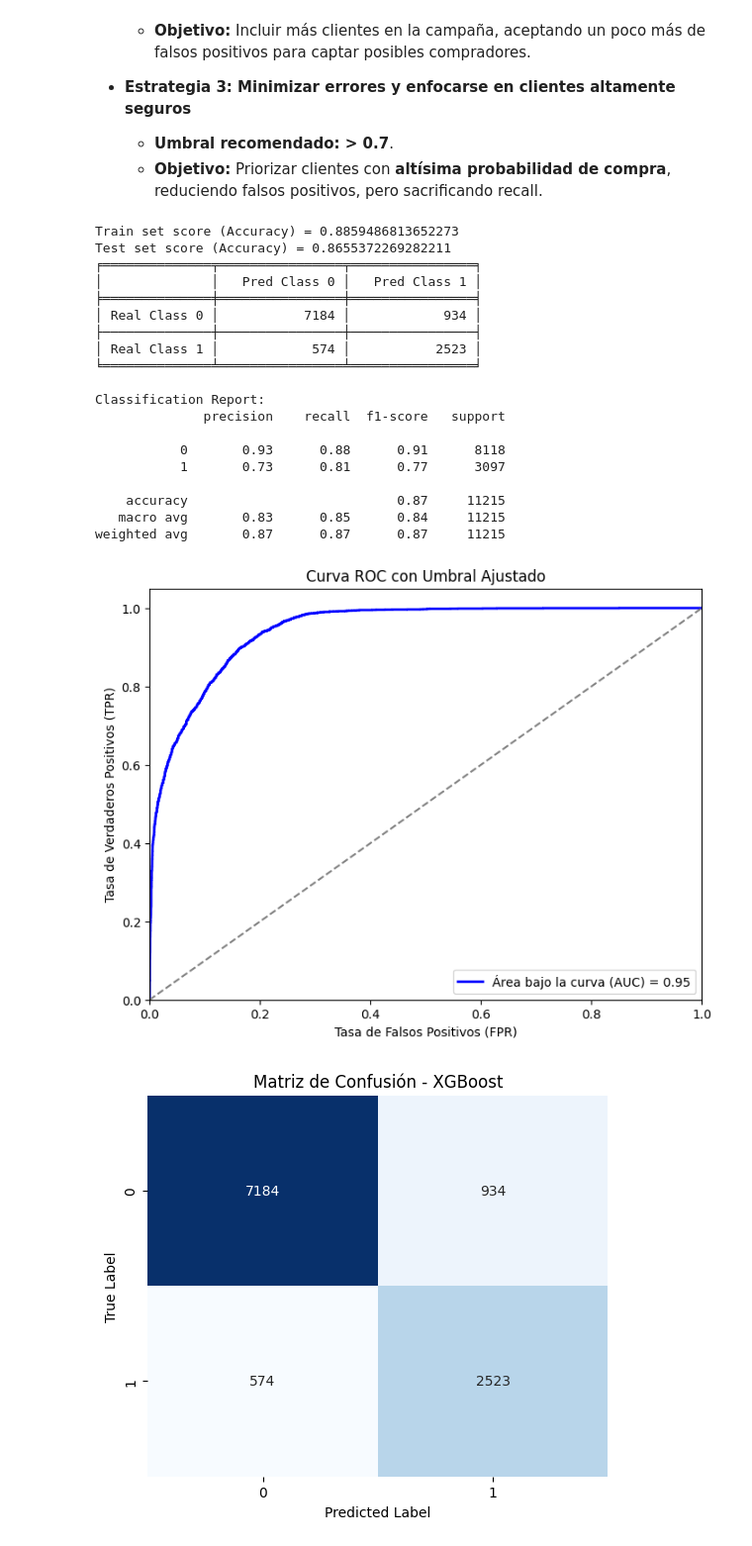
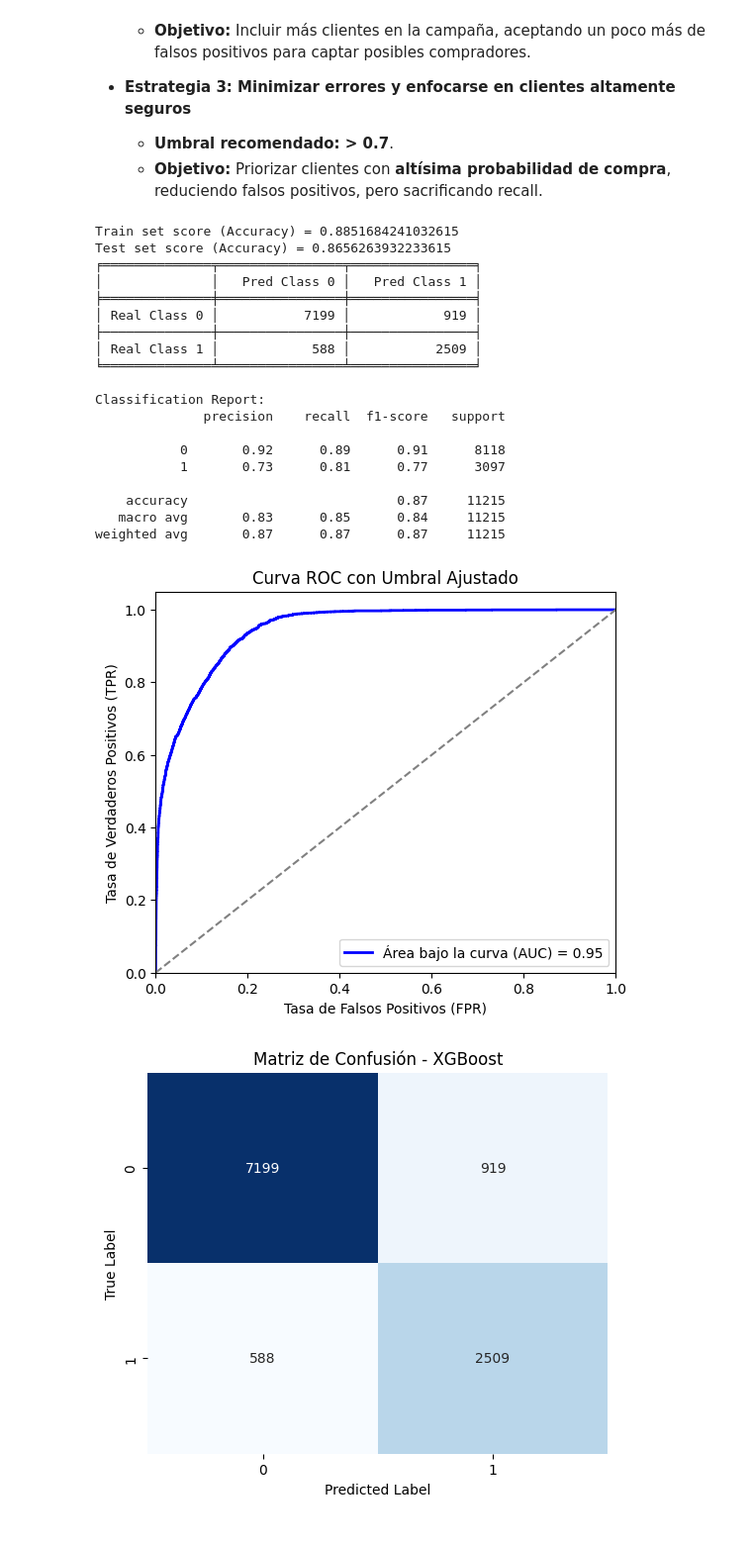
Before and after one commit to mgonzalz/ia_apuntes, a Jupyter notebook: notebooks/05_busqueda_hiperparametros.ipynb, the cells around one changed output. Shown at 99% size. Cells and saved outputs as stored; diff of their text form; code cells hidden in the pictures.

```diff
--- a/notebooks/05_busqueda_hiperparametros.ipynb
+++ b/notebooks/05_busqueda_hiperparametros.ipynb
@@ -638,9 +644,7 @@ for params in product(*param_grid.values()):
     })
 
 # Resultados en un DataFrame para visualización y análisis.
-new_results = pd.DataFrame(results)
+results_df = pd.DataFrame(results)
-# %%
-results_df = pd.concat([new_results, results_df], ignore_index=True)
 # %%
 results_df = results_df.sort_values(by=['f1_score', 'accuracy'], ascending=False)
 results_df.head(4)
@@ -886,20 +890,20 @@ print(tabulate(
 print("\nClassification Report:")
 print(classification_report(y_test, y_pred_new))
 # %% [output]
-Train set score (Accuracy) = 0.8859486813652273
-Test set score (Accuracy) = 0.8655372269282211
+Train set score (Accuracy) = 0.8851684241032615
+Test set score (Accuracy) = 0.8656263932233615
 ╒══════════════╤════════════════╤════════════════╕
 │              │   Pred Class 0 │   Pred Class 1 │
 ╞══════════════╪════════════════╪════════════════╡
-│ Real Class 0 │           7184 │            934 │
+│ Real Class 0 │           7199 │            919 │
 ├──────────────┼────────────────┼────────────────┤
-│ Real Class 1 │            574 │           2523 │
+│ Real Class 1 │            588 │           2509 │
 ╘══════════════╧════════════════╧════════════════╛
 
 Classification Report:
               precision    recall  f1-score   support
 
-           0       0.93      0.88      0.91      8118
+           0       0.92      0.89      0.91      8118
            1       0.73      0.81      0.77      3097
 
     accuracy                           0.87     11215
@@ -908,24 +912,24 @@ weighted avg       0.87      0.87      0.87     11215
 # %%
 # Obtener las probabilidades del modelo para la clase positiva
 y_pred_proba = best_model.predict_proba(X_test)[:, 1]
 
 # Calcular la Curva ROC con el nuevo umbral
 fpr, tpr, _ = roc_curve(y_test, y_pred_proba)
 roc_auc = auc(fpr, tpr)
 
 # Graficar la Curva ROC
-plt.figure(figsize=(8, 6))
+plt.figure(figsize=(6, 5))
 plt.plot(fpr, tpr, color='blue', lw=2, label=f'Área bajo la curva (AUC) = {math.ceil(roc_auc_score(y_test, y_pred_proba) * 100) / 100:.2f}')
 plt.plot([0, 1], [0, 1], color='gray', linestyle='--')  # Línea base
 plt.xlim([0.0, 1.0])
 plt.ylim([0.0, 1.05])
 plt.xlabel('Tasa de Falsos Positivos (FPR)')
 plt.ylabel('Tasa de Verdaderos Positivos (TPR)')
 plt.title('Curva ROC con Umbral Ajustado')
 plt.legend(loc="lower right")
 plt.show()
 # %% [output]
-[figure, old version]
+[figure, new version]
 # %%
 plt.figure(figsize=(6, 5))
 sns.heatmap(conf_mat, annot=True, fmt='d', cmap='Blues', cbar=False)
```
Also changed, not shown: parts of 14 cells of this notebook, 1 other file.
